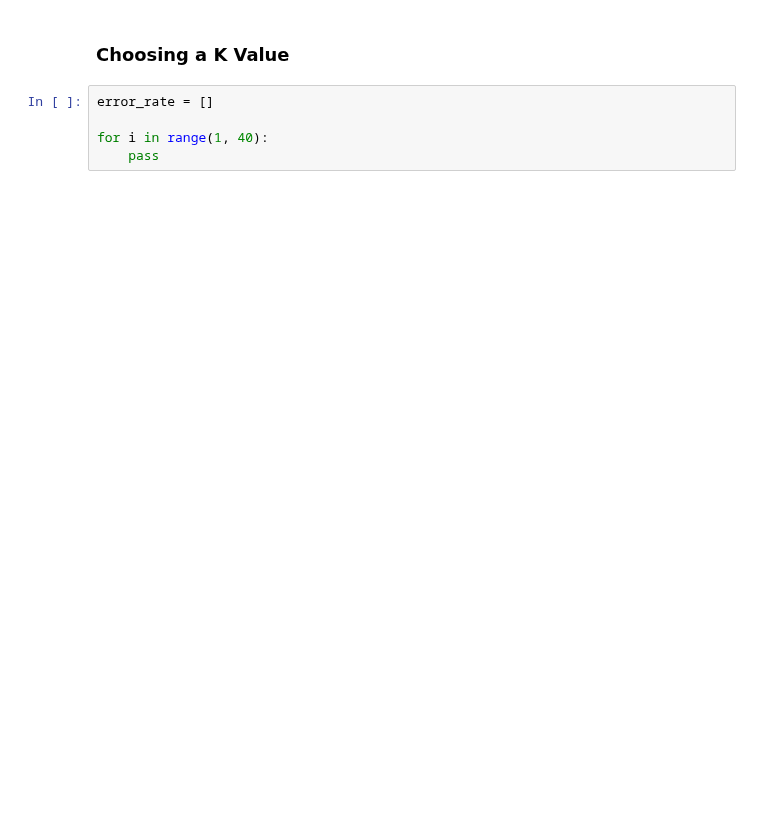
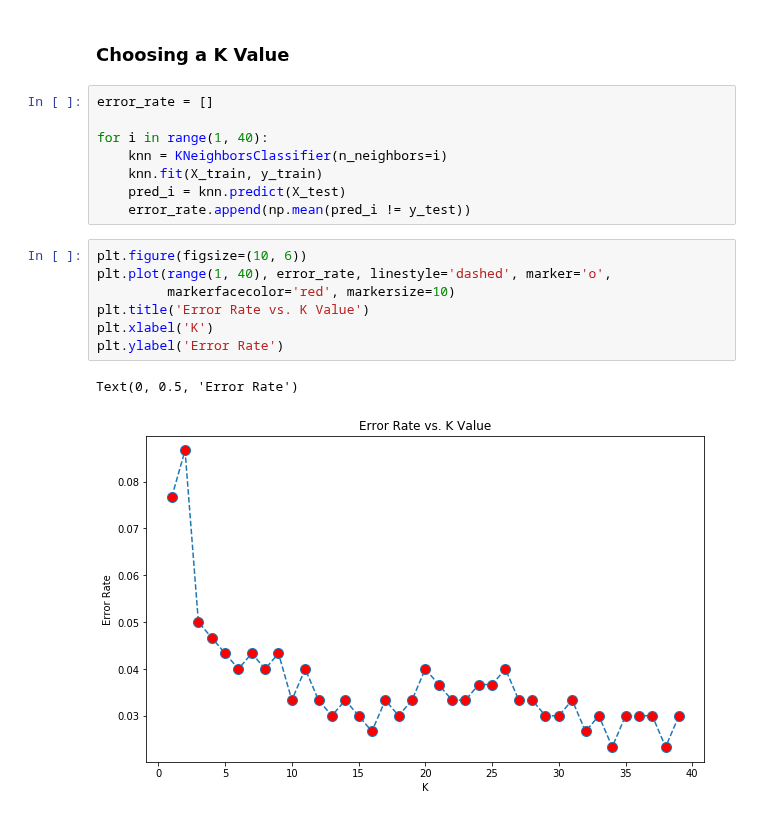
Before and after one commit to ElijahCoding/DataScience, a Jupyter notebook: KNN/BasicUsage.ipynb, the cells around one changed output. Drawn from its saved outputs; the diff is of its cells as text; blank space fills up the shorter version.

Commit message:
chose the best k value

```diff
--- a/KNN/BasicUsage.ipynb
+++ b/KNN/BasicUsage.ipynb
@@ -84,7 +84,20 @@ weighted avg       0.91      0.91      0.91       300
 # %% [markdown]
 ### Choosing a K Value
-# %%
-error_rate = []
-
-for i in range(1, 40):
-    pass
+# %%
+error_rate = []
+
+for i in range(1, 40):
+    knn = KNeighborsClassifier(n_neighbors=i)
+    knn.fit(X_train, y_train)
+    pred_i = knn.predict(X_test)
+    error_rate.append(np.mean(pred_i != y_test))
+# %%
+plt.figure(figsize=(10, 6))
+plt.plot(range(1, 40), error_rate, linestyle='dashed', marker='o',
+         markerfacecolor='red', markersize=10)
+plt.title('Error Rate vs. K Value')
+plt.xlabel('K')
+plt.ylabel('Error Rate')
+# %% [output]
+Text(0, 0.5, 'Error Rate')
+[figure, added]
```
Also changed, not shown: parts of 4 cells of this notebook.
